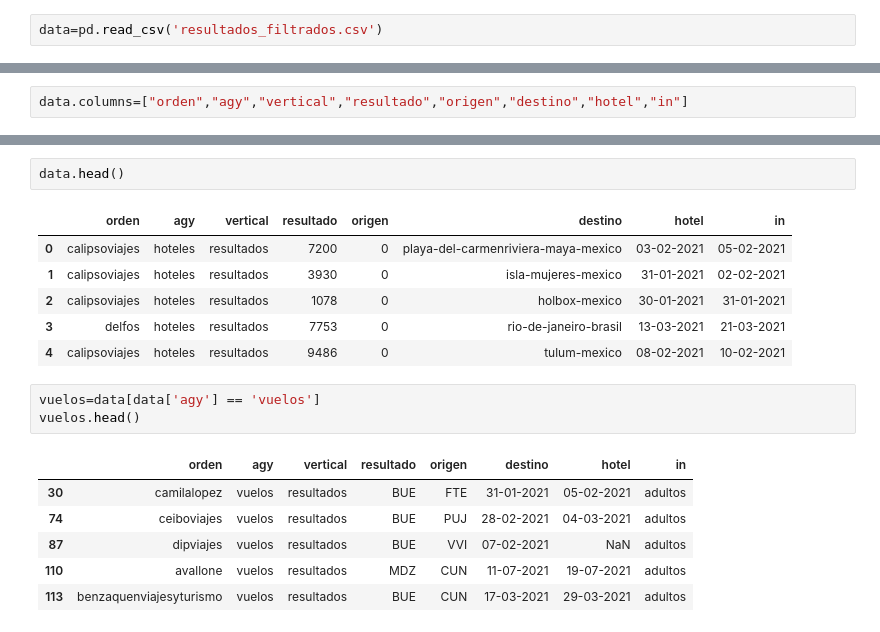
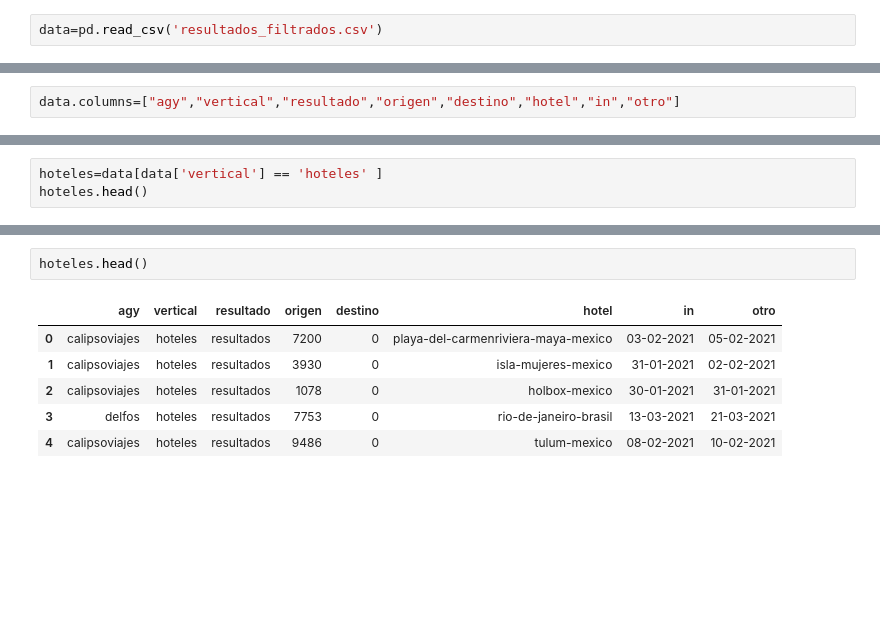
Before and after one commit to MarcoCenturion/Bash_data_analytics, a Jupyter notebook: sed cut tr python.ipynb, the cells around one changed output, grey strips where cells are left out. Saved outputs shown, nothing was run; the diff lists cells and outputs as text; blank space fills up the shorter version.

```diff
--- a/sed cut tr python.ipynb
+++ b/sed cut tr python.ipynb
@@ -317,5 +321,5 @@ data.tail(30)
 # %%
-data.columns=["orden","agy","vertical","resultado","origen","destino","hotel","in"]
+data.columns=["agy","vertical","resultado","origen","destino","hotel","in","otro"]
 # %%
 data.columns
 # %% [output]
@@ -384,0 +399,3 @@ memory usage: 241.4+ KB
+# %%
+hoteles=data[data['vertical'] == 'hoteles' ]
+hoteles.head()
@@ -385,19 +546,9 @@ memory usage: 241.4+ KB
 # %%
-data.head()
+hoteles.head()
 # %% [output]
-|  | orden | agy | vertical | resultado | origen | destino | hotel | in |
+|  | agy | vertical | resultado | origen | destino | hotel | in | otro |
 | 0 | calipsoviajes | hoteles | resultados | 7200 | 0 | playa-del-carmenriviera-maya-mexico | 03-02-2021 | 05-02-2021 |
 | 1 | calipsoviajes | hoteles | resultados | 3930 | 0 | isla-mujeres-mexico | 31-01-2021 | 02-02-2021 |
 | 2 | calipsoviajes | hoteles | resultados | 1078 | 0 | holbox-mexico | 30-01-2021 | 31-01-2021 |
 | 3 | delfos | hoteles | resultados | 7753 | 0 | rio-de-janeiro-brasil | 13-03-2021 | 21-03-2021 |
 | 4 | calipsoviajes | hoteles | resultados | 9486 | 0 | tulum-mexico | 08-02-2021 | 10-02-2021 |
-# %%
-vuelos=data[data['agy'] == 'vuelos']
-vuelos.head()
-# %% [output]
-|  | orden | agy | vertical | resultado | origen | destino | hotel | in |
-| 30 | camilalopez | vuelos | resultados | BUE | FTE | 31-01-2021 | 05-02-2021 | adultos |
-| 74 | ceiboviajes | vuelos | resultados | BUE | PUJ | 28-02-2021 | 04-03-2021 | adultos |
-| 87 | dipviajes | vuelos | resultados | BUE | VVI | 07-02-2021 | NaN | adultos |
-| 110 | avallone | vuelos | resultados | MDZ | CUN | 11-07-2021 | 19-07-2021 | adultos |
-| 113 | benzaquenviajesyturismo | vuelos | resultados | BUE | CUN | 17-03-2021 | 29-03-2021 | adultos |
```
Also changed, not shown: parts of 43 cells of this notebook, 6 other files.
